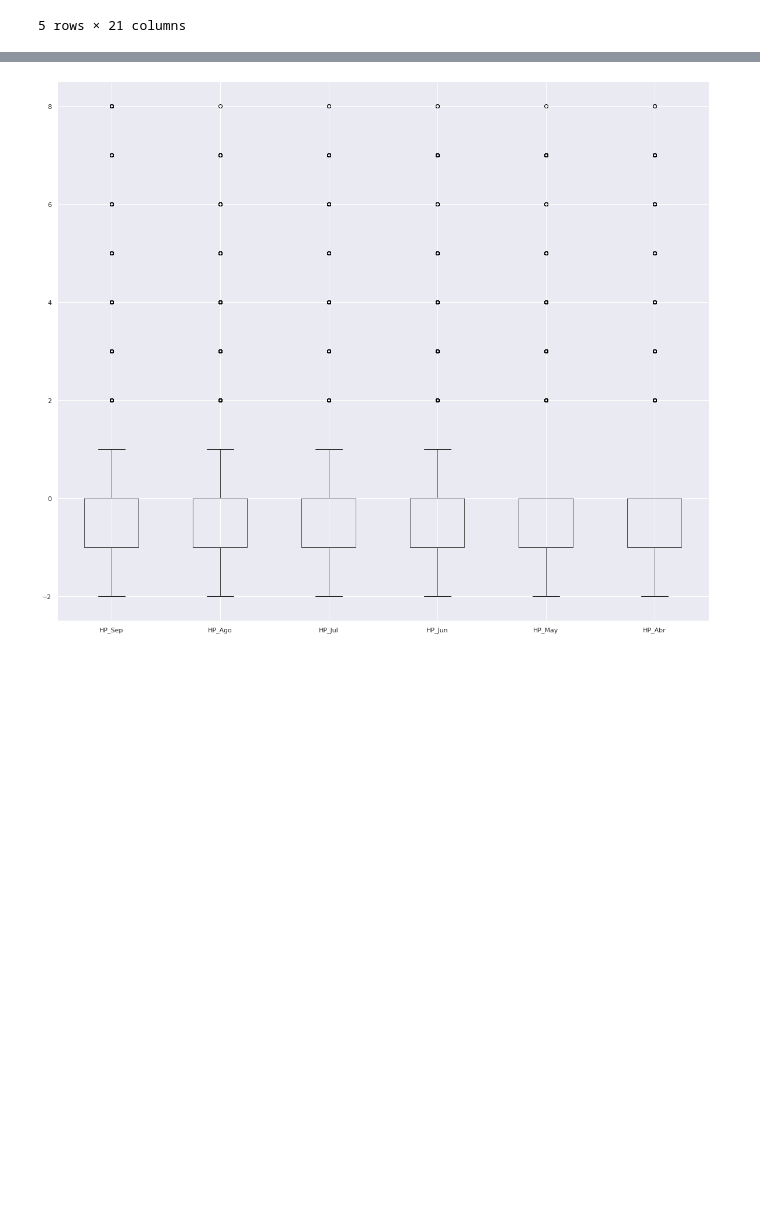
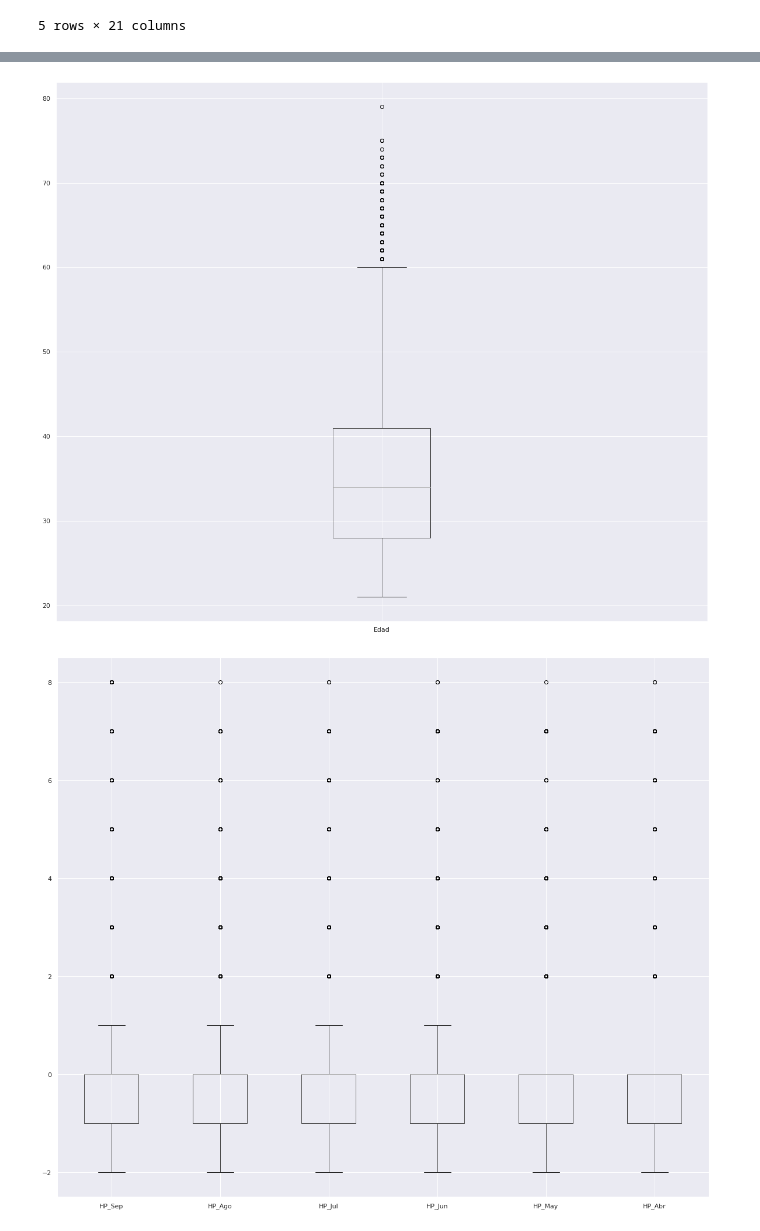
Before and after one commit to PosgradoMNA/actividades-del-projecto-equipo_56, a Jupyter notebook: Actividad1_Equipo56.ipynb, the cells around one changed output, grey strips where cells are left out. Cells and saved outputs as stored; diff of their text form; code cells hidden in the pictures; blank space fills up the shorter version.

```diff
--- a/Actividad1_Equipo56.ipynb
+++ b/Actividad1_Equipo56.ipynb
@@ -643,3 +643,7 @@ boxplot = ndf.boxplot(column=['Monto_credito', 'Edad', 'Aprobado'])
+# %%
+boxplot = ndf.boxplot(column=['Edad'])
+# %% [output]
+[figure, added]
 # %%
 boxplot_hp = ndf.boxplot(column=['HP_Sep', 'HP_Ago', 'HP_Jul', 'HP_Jun', 'HP_May','HP_Abr'])
 # %% [output]
```
Also changed, not shown: parts of 1 cell of this notebook.
